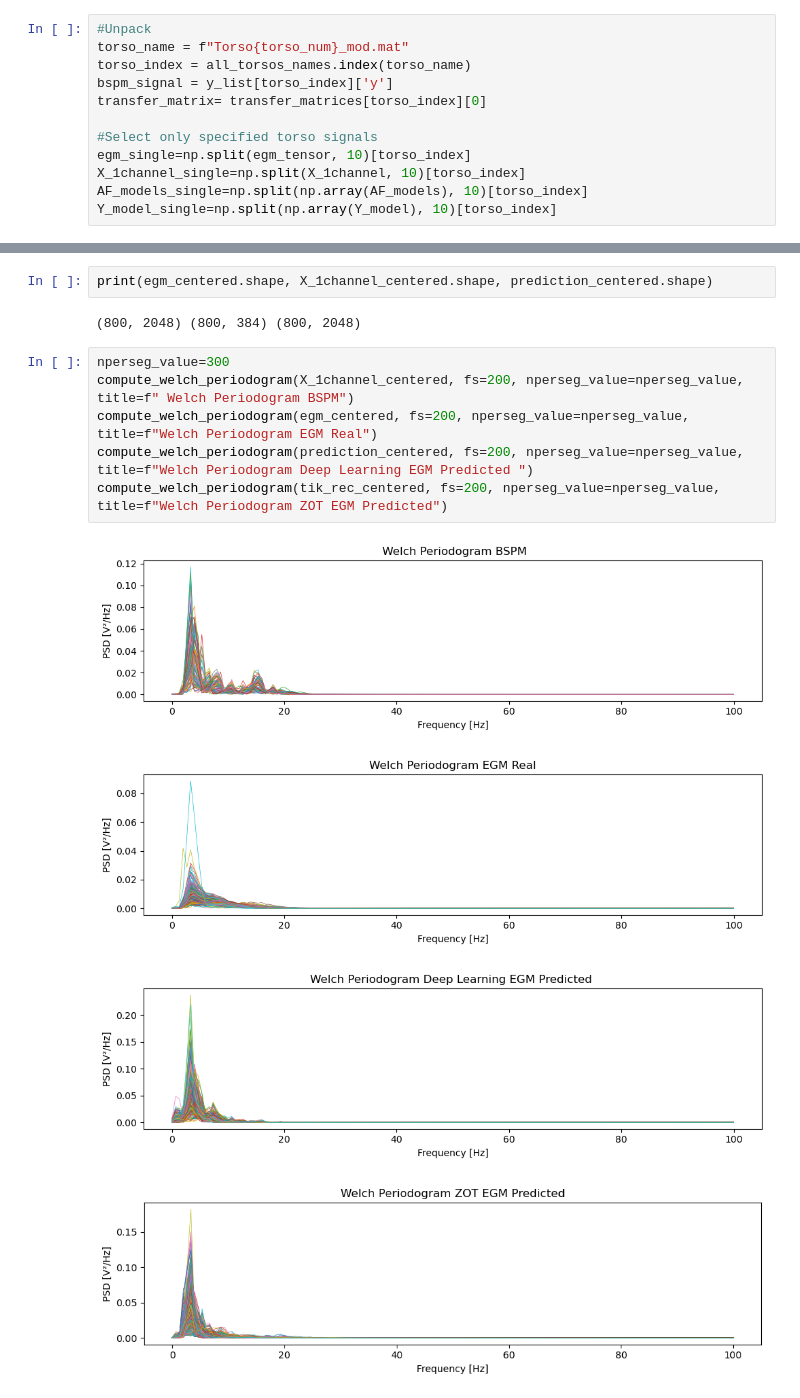
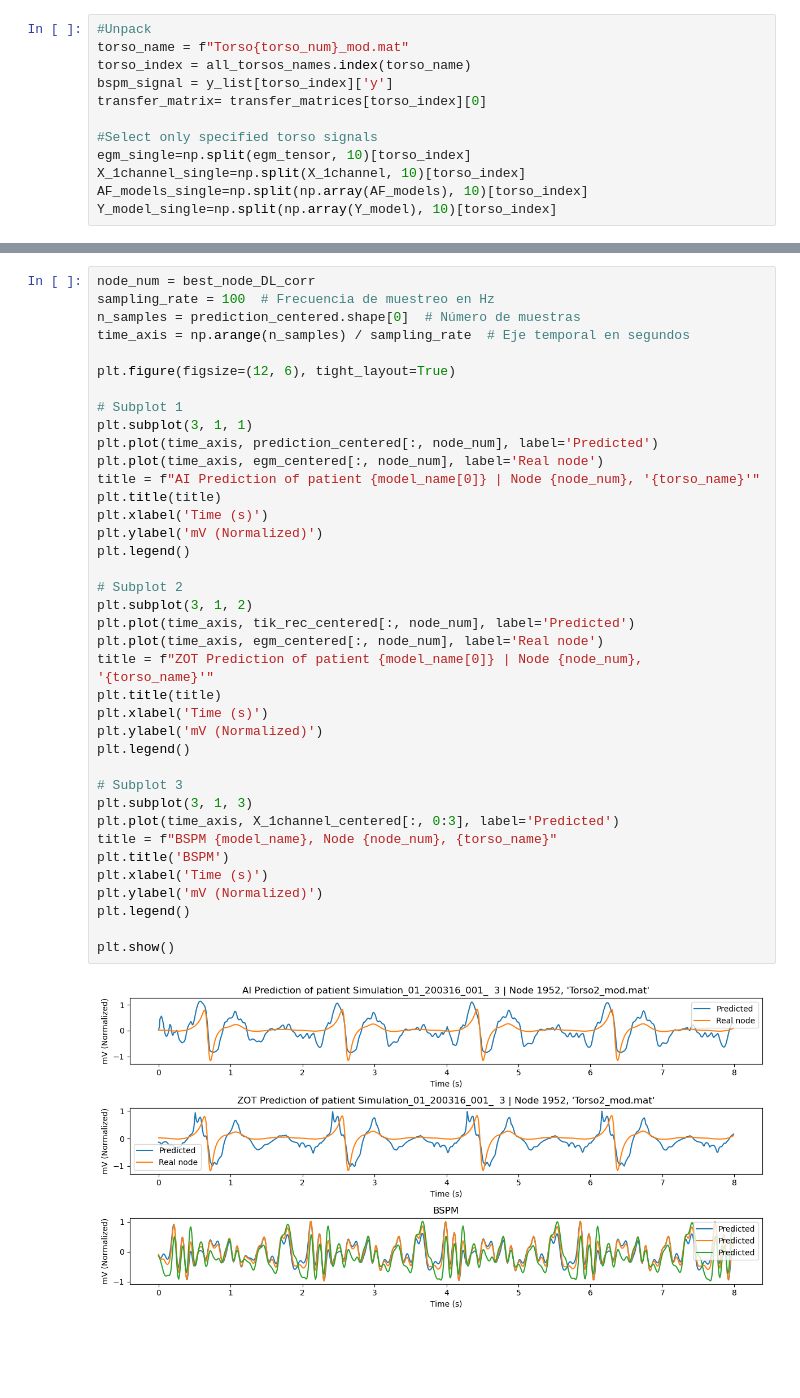
Before and after one commit to miriamgf/egm_reconstruction, a Jupyter notebook: Code/scripts/visualization/2d_plot_egm_bspm.ipynb, the cells around one changed output, grey strips where cells are left out. Drawn from its saved outputs; the diff is of its cells as text; blank space fills up the shorter version.

```diff
--- a/Code/scripts/visualization/2d_plot_egm_bspm.ipynb
+++ b/Code/scripts/visualization/2d_plot_egm_bspm.ipynb
@@ -314,15 +364,40 @@ def compute_welch_periodogram(signal, fs, nperseg_value, title):
-# %%
-print(egm_centered.shape, X_1channel_centered.shape, prediction_centered.shape)
-# %% [output]
-(800, 2048) (800, 384) (800, 2048)
-# %%
-nperseg_value=300
-compute_welch_periodogram(X_1channel_centered, fs=200, nperseg_value=nperseg_value, title=f" Welch Periodogram BSPM")
-compute_welch_periodogram(egm_centered, fs=200, nperseg_value=nperseg_value, title=f"Welch Periodogram EGM Real")
-compute_welch_periodogram(prediction_centered, fs=200, nperseg_value=nperseg_value, title=f"Welch Periodogram Deep Learning EGM Predicted ")
-compute_welch_periodogram(tik_rec_centered, fs=200, nperseg_value=nperseg_value, title=f"Welch Periodogram ZOT EGM Predicted")
-# %% [output]
-[figure, removed]
-[figure, removed]
-[figure, removed]
-[figure, removed]
+# %%
+node_num = best_node_DL_corr
+sampling_rate = 100  # Frecuencia de muestreo en Hz
+n_samples = prediction_centered.shape[0]  # Número de muestras
+time_axis = np.arange(n_samples) / sampling_rate  # Eje temporal en segundos
+
+plt.figure(figsize=(12, 6), tight_layout=True)
+
+# Subplot 1
+plt.subplot(3, 1, 1)
+plt.plot(time_axis, prediction_centered[:, node_num], label='Predicted')
+plt.plot(time_axis, egm_centered[:, node_num], label='Real node')
+title = f"AI Prediction of patient {model_name[0]} | Node {node_num}, '{torso_name}'"
+plt.title(title)
+plt.xlabel('Time (s)')
+plt.ylabel('mV (Normalized)')
+plt.legend()
+
+# Subplot 2
+plt.subplot(3, 1, 2)
+plt.plot(time_axis, tik_rec_centered[:, node_num], label='Predicted')
+plt.plot(time_axis, egm_centered[:, node_num], label='Real node')
+title = f"ZOT Prediction of patient {model_name[0]} | Node {node_num}, '{torso_name}'"
+plt.title(title)
+plt.xlabel('Time (s)')
+plt.ylabel('mV (Normalized)')
+plt.legend()
+
+# Subplot 3
+plt.subplot(3, 1, 3)
+plt.plot(time_axis, X_1channel_centered[:, 0:3], label='Predicted')
+title = f"BSPM {model_name}, Node {node_num}, {torso_name}"
+plt.title('BSPM')
+plt.xlabel('Time (s)')
+plt.ylabel('mV (Normalized)')
+plt.legend()
+
+plt.show()
+# %% [output]
+[figure, added]
```
Also changed, not shown: parts of 31 cells of this notebook, 29 other files.
